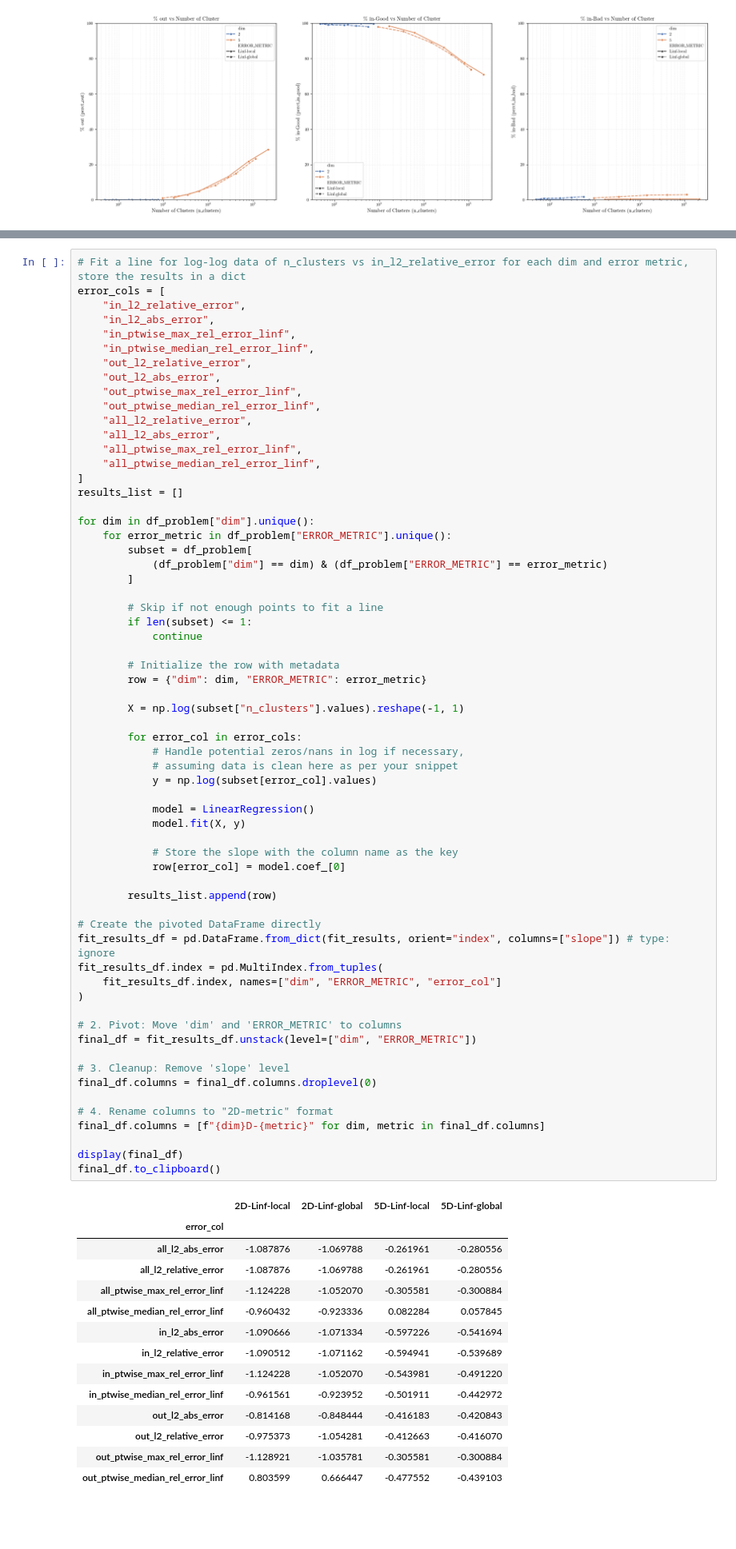
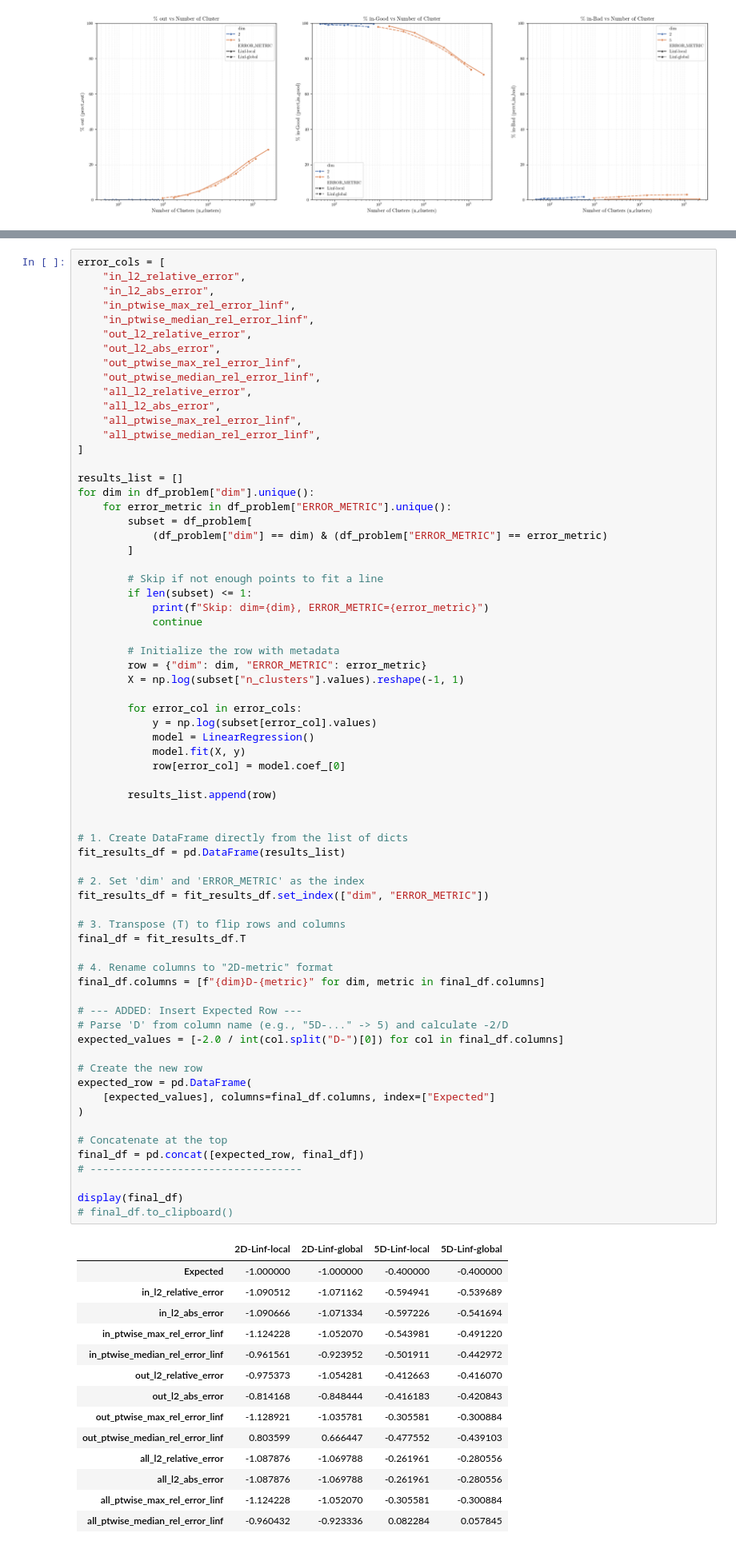
Before and after one commit to ut-padas/affini, a Jupyter notebook: ics26_eda.ipynb, the cells around one changed output, grey strips where cells are left out. Shown at 80% size. Drawn from its saved outputs; the diff is of its cells as text; blank space fills up the shorter version.

```diff
--- a/ics26_eda.ipynb
+++ b/ics26_eda.ipynb
@@ -277,7 +277,6 @@ get_renamed_df(df_problem).to_clipboard(index=False)
 | 19 | 5 | 1 | 0.005 | Linf-global | 112384 | 0.001978 | 0.001987 | ... |
 20 rows × 25 columns
 # %%
-# Fit a line for log-log data of n_clusters vs in_l2_relative_error for each dim and error metric, store the results in a dict
 error_cols = [
     "in_l2_relative_error",
     "in_l2_abs_error",
@@ -292,65 +291,71 @@ error_cols = [
     "all_ptwise_max_rel_error_linf",
     "all_ptwise_median_rel_error_linf",
 ]
+
 results_list = []
-
 for dim in df_problem["dim"].unique():
     for error_metric in df_problem["ERROR_METRIC"].unique():
         subset = df_problem[
             (df_problem["dim"] == dim) & (df_problem["ERROR_METRIC"] == error_metric)
         ]
 
         # Skip if not enough points to fit a line
         if len(subset) <= 1:
+            print(f"Skip: dim={dim}, ERROR_METRIC={error_metric}")
             continue
 
         # Initialize the row with metadata
         row = {"dim": dim, "ERROR_METRIC": error_metric}
-
         X = np.log(subset["n_clusters"].values).reshape(-1, 1)
 
         for error_col in error_cols:
-            # Handle potential zeros/nans in log if necessary,
-            # assuming data is clean here as per your snippet
             y = np.log(subset[error_col].values)
-
             model = LinearRegression()
             model.fit(X, y)
-
-            # Store the slope with the column name as the key
             row[error_col] = model.coef_[0]
 
         results_list.append(row)
 
-# Create the pivoted DataFrame directly
-fit_results_df = pd.DataFrame.from_dict(fit_results, orient="index", columns=["slope"]) # type: ignore
-fit_results_df.index = pd.MultiIndex.from_tuples(
-    fit_results_df.index, names=["dim", "ERROR_METRIC", "error_col"]
-)
 
-# 2. Pivot: Move 'dim' and 'ERROR_METRIC' to columns
-final_df = fit_results_df.unstack(level=["dim", "ERROR_METRIC"])
+# 1. Create DataFrame directly from the list of dicts
+fit_results_df = pd.DataFrame(results_list)
 
-# 3. Cleanup: Remove 'slope' level
-final_df.columns = final_df.columns.droplevel(0)
+# 2. Set 'dim' and 'ERROR_METRIC' as the index
+fit_results_df = fit_results_df.set_index(["dim", "ERROR_METRIC"])
+
+# 3. Transpose (T) to flip rows and columns
+final_df = fit_results_df.T
 
 # 4. Rename columns to "2D-metric" format
 final_df.columns = [f"{dim}D-{metric}" for dim, metric in final_df.columns]
 
+# --- ADDED: Insert Expected Row ---
+# Parse 'D' from column name (e.g., "5D-..." -> 5) and calculate -2/D
+expected_values = [-2.0 / int(col.split("D-")[0]) for col in final_df.columns]
+
+# Create the new row
+expected_row = pd.DataFrame(
+    [expected_values], columns=final_df.columns, index=["Expected"]
+)
+
+# Concatenate at the top
+final_df = pd.concat([expected_row, final_df])
+# ----------------------------------
+
 display(final_df)
-final_df.to_clipboard()
+# final_df.to_clipboard()
 # %% [output]
 |  | 2D-Linf-local | 2D-Linf-global | 5D-Linf-local | 5D-Linf-global |
-| error_col |  |  |  |  |
+| Expected | -1.000000 | -1.000000 | -0.400000 | -0.400000 |
+| in_l2_relative_error | -1.090512 | -1.071162 | -0.594941 | -0.539689 |
+| in_l2_abs_error | -1.090666 | -1.071334 | -0.597226 | -0.541694 |
+| in_ptwise_max_rel_error_linf | -1.124228 | -1.052070 | -0.543981 | -0.491220 |
+| in_ptwise_median_rel_error_linf | -0.961561 | -0.923952 | -0.501911 | -0.442972 |
+| out_l2_relative_error | -0.975373 | -1.054281 | -0.412663 | -0.416070 |
+| out_l2_abs_error | -0.814168 | -0.848444 | -0.416183 | -0.420843 |
+| out_ptwise_max_rel_error_linf | -1.128921 | -1.035781 | -0.305581 | -0.300884 |
+| out_ptwise_median_rel_error_linf | 0.803599 | 0.666447 | -0.477552 | -0.439103 |
+| all_l2_relative_error | -1.087876 | -1.069788 | -0.261961 | -0.280556 |
 | all_l2_abs_error | -1.087876 | -1.069788 | -0.261961 | -0.280556 |
-| all_l2_relative_error | -1.087876 | -1.069788 | -0.261961 | -0.280556 |
 | all_ptwise_max_rel_error_linf | -1.124228 | -1.052070 | -0.305581 | -0.300884 |
 | all_ptwise_median_rel_error_linf | -0.960432 | -0.923336 | 0.082284 | 0.057845 |
-| in_l2_abs_error | -1.090666 | -1.071334 | -0.597226 | -0.541694 |
-| in_l2_relative_error | -1.090512 | -1.071162 | -0.594941 | -0.539689 |
-| in_ptwise_max_rel_error_linf | -1.124228 | -1.052070 | -0.543981 | -0.491220 |
-| in_ptwise_median_rel_error_linf | -0.961561 | -0.923952 | -0.501911 | -0.442972 |
-| out_l2_abs_error | -0.814168 | -0.848444 | -0.416183 | -0.420843 |
-| out_l2_relative_error | -0.975373 | -1.054281 | -0.412663 | -0.416070 |
-| out_ptwise_max_rel_error_linf | -1.128921 | -1.035781 | -0.305581 | -0.300884 |
-| out_ptwise_median_rel_error_linf | 0.803599 | 0.666447 | -0.477552 | -0.439103 |
```
Also changed, not shown: parts of 1 cell of this notebook.
